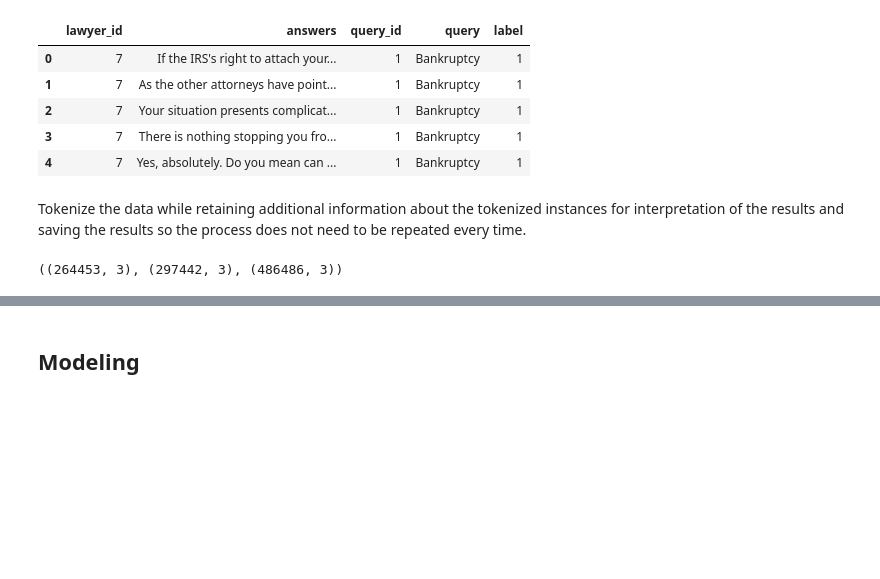
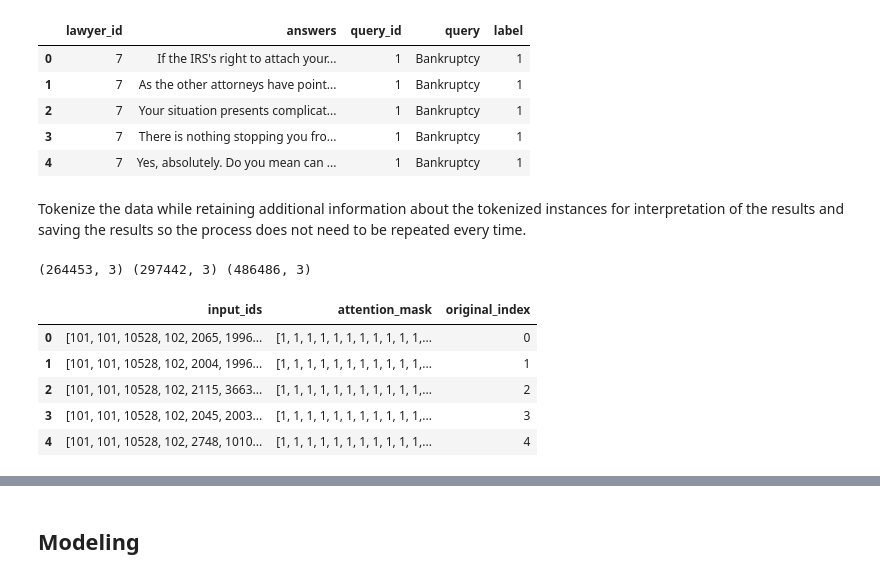
Before and after one commit to rolandramp/ExDDS24Group14, a Jupyter notebook: methods/baseline2_vanilla_bert.ipynb, the cells around one changed output, grey strips where cells are left out. Drawn from its saved outputs; the diff is of its cells as text; code cells hidden in the pictures; blank space fills up the shorter version.

```diff
--- a/methods/baseline2_vanilla_bert.ipynb
+++ b/methods/baseline2_vanilla_bert.ipynb
@@ -412,6 +502,15 @@ if load_tokens:
     with open('../data/own_files/test_set_tokenized.pkl', 'rb') as f:
         tokenized_test_set = pickle.load(f)
 # %%
-tokenized_train_set.shape, tokenized_val_set.shape, tokenized_test_set.shape
+print(tokenized_train_set.shape, tokenized_val_set.shape, tokenized_test_set.shape)
 # %% [output]
-((264453, 3), (297442, 3), (486486, 3))
+(264453, 3) (297442, 3) (486486, 3)
+# %%
+tokenized_train_set.head()
+# %% [output]
+|  | input_ids | attention_mask | original_index |
+| 0 | [101, 101, 10528, 102, 2065, 1996... | [1, 1, 1, 1, 1, 1, 1, 1, 1, 1, 1,... | 0 |
+| 1 | [101, 101, 10528, 102, 2004, 1996... | [1, 1, 1, 1, 1, 1, 1, 1, 1, 1, 1,... | 1 |
+| 2 | [101, 101, 10528, 102, 2115, 3663... | [1, 1, 1, 1, 1, 1, 1, 1, 1, 1, 1,... | 2 |
+| 3 | [101, 101, 10528, 102, 2045, 2003... | [1, 1, 1, 1, 1, 1, 1, 1, 1, 1, 1,... | 3 |
+| 4 | [101, 101, 10528, 102, 2748, 1010... | [1, 1, 1, 1, 1, 1, 1, 1, 1, 1, 1,... | 4 |
```
Also changed, not shown: parts of 23 cells of this notebook, 1 other file.
